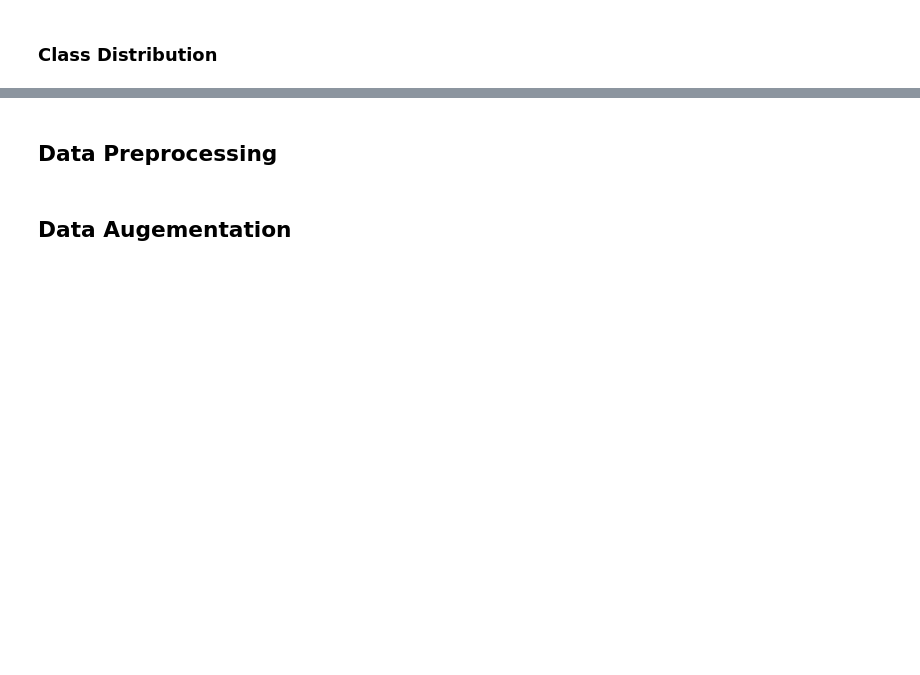
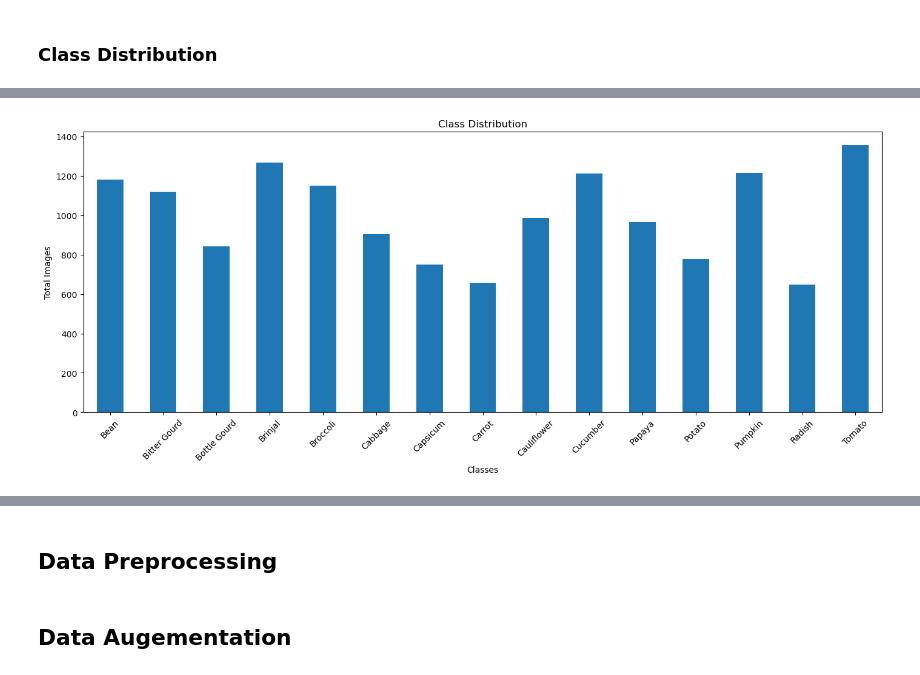
Before and after one commit to errnasty/Connvolution-and-Recurrent-Neural-Networks, a Jupyter notebook: CNN.ipynb, the cells around one changed output, grey strips where cells are left out. Saved outputs shown, nothing was run; the diff lists cells and outputs as text; code cells hidden in the pictures; blank space fills up the shorter version.

```diff
--- a/CNN.ipynb
+++ b/CNN.ipynb
@@ -234,0 +173,18 @@ Epoch 5/5
+# %%
+class_counts_df = pd.DataFrame(columns=class_labels)
+
+def count_classes(dataset, class_labels):
+    class_count = {label: 0 for label in class_labels}
+    for _, labels in dataset:
+        for label in labels:
+            class_name = class_labels[tf.argmax(label)]
+            class_count[class_name] += 1
+    return class_count
+
+class_counts_df.loc['Validation'] = count_classes(dataset_validation_128, class_labels)
+class_counts_df.loc['Training'] = count_classes(dataset_train_128, class_labels)
+class_counts_df.loc['Test'] = count_classes(dataset_test_128, class_labels)
+class_counts_df.loc['Total Classes'] = class_counts_df.sum()
+class_counts_df['Total Datasets'] = class_counts_df.sum(axis=1)
+
+class_counts_df
@@ -234,0 +197,14 @@ Epoch 5/5
+# %%
+class_counts_df_plot = class_counts_df.drop(['Total Datasets'], axis=1)
+class_counts_df_plot = class_counts_df_plot.T
+class_counts_df_plot
+
+# Plot the bar graph
+class_counts_df_plot['Total Classes'].plot(kind='bar', figsize=(17, 6))
+plt.xlabel('Classes')
+plt.ylabel('Total Images')
+plt.title('Class Distribution')
+plt.xticks(rotation=45)  # Rotate x-axis labels for better readability
+plt.show()
+# %% [output]
+[figure, added]
```
Also changed, not shown: parts of 15 cells of this notebook.
